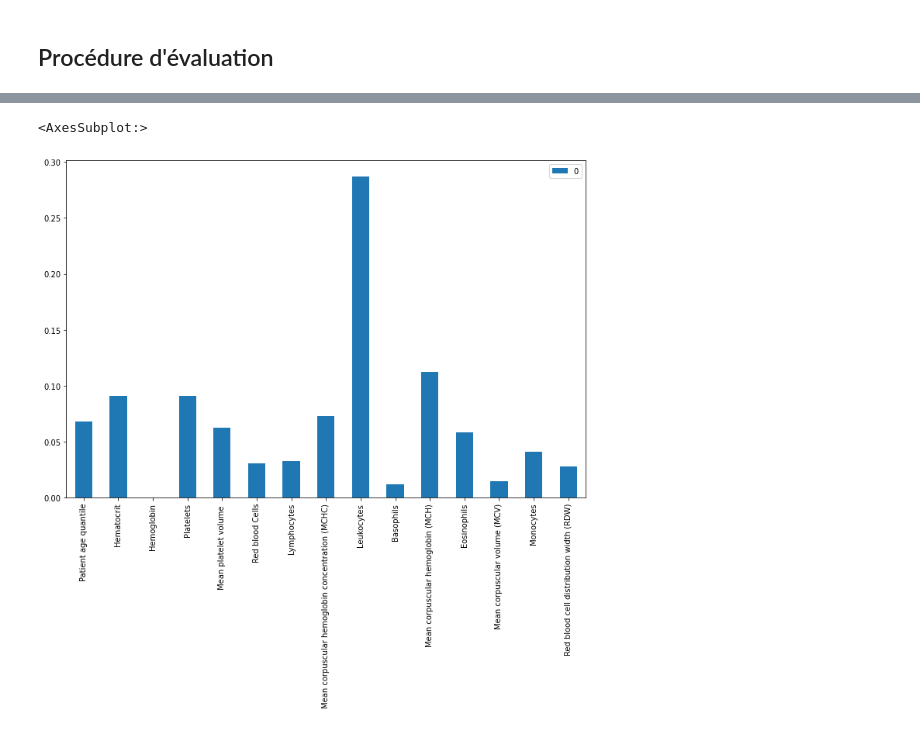
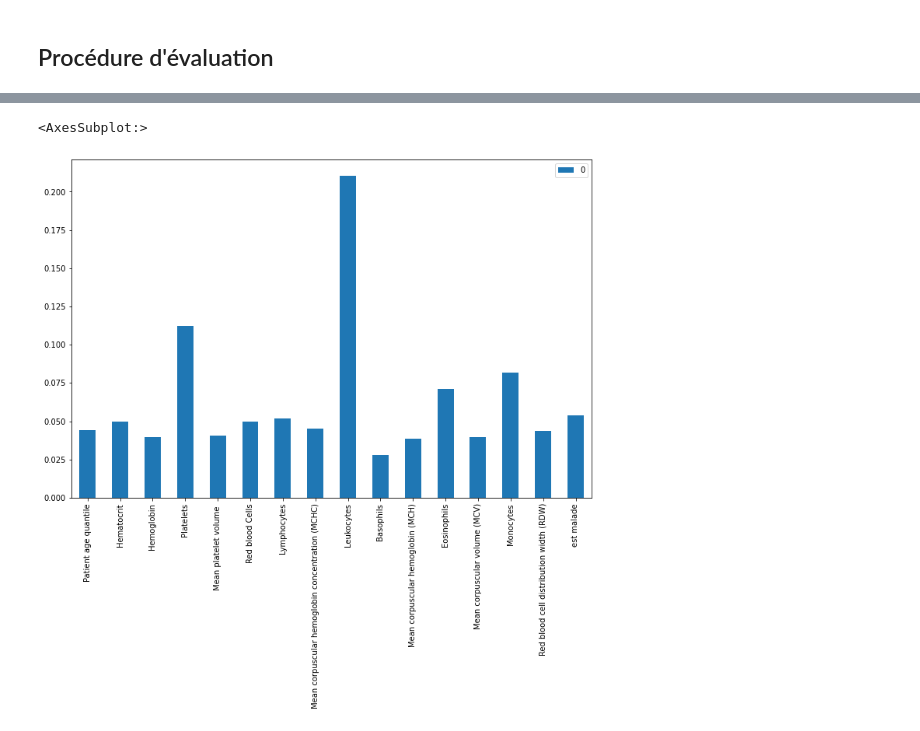
Before and after one commit to alexandre-pinon/covid-ml, a Jupyter notebook: pre-processing.ipynb, the cells around one changed output, grey strips where cells are left out. Drawn from its saved outputs; the diff is of its cells as text; code cells hidden in the pictures.

```diff
--- a/pre-processing.ipynb
+++ b/pre-processing.ipynb
@@ -30,7 +30,7 @@ viral_columns = list(df.columns[(missing_rate > 0.75) & (missing_rate < 0.88)][:
 # %%
 key_columns = ['Patient age quantile', 'SARS-Cov-2 exam result']
 # %%
-df = df[key_columns + blood_columns]# + viral_columns]
+df = df[key_columns + blood_columns + viral_columns]
 df
 # %% [output]
 |  | Patient age quantile | SARS-Cov-2 exam result | Hematocrit | Hemoglobin | Platelets | Mean platelet volume | ... |
@@ -73,6 +73,11 @@ def encodage(df):
         df[col] = df[col].map(code)
 
     return df
+# %%
+def feature_engineering(df):
+    df['est malade'] = df[viral_columns].sum(axis=1) > 0
+    df = df.drop(viral_columns, axis=1)
+    return df
 # %%
 def imputation(df):
     # df['is na'] = df['Parainfluenza 3'].isna() | df['Leukocytes'].isna()
@@ -82,6 +87,7 @@ def imputation(df):
 # %%
 def preprocessing(df):
     df = encodage(df)
+    df = feature_engineering(df)
     df = imputation(df)
 
     X = df.drop('SARS-Cov-2 exam result', axis=1)
@@ -109,2 +121,2 @@ from sklearn.tree import DecisionTreeClassifier
 # %%
-model = DecisionTreeClassifier(random_state=0)
+model_1 = RandomForestClassifier(random_state=0)
@@ -150,6 +180,6 @@ weighted avg       0.83      0.84      0.83       111
 # %%
-pd.DataFrame(model.feature_importances_,
+pd.DataFrame(model_1.feature_importances_,
              index=X_train.columns).plot.bar(figsize=(12, 8))
 # %% [output]
 <AxesSubplot:>
-[figure, old version]
+[figure, new version]
```
Also changed, not shown: parts of 6 cells of this notebook.
